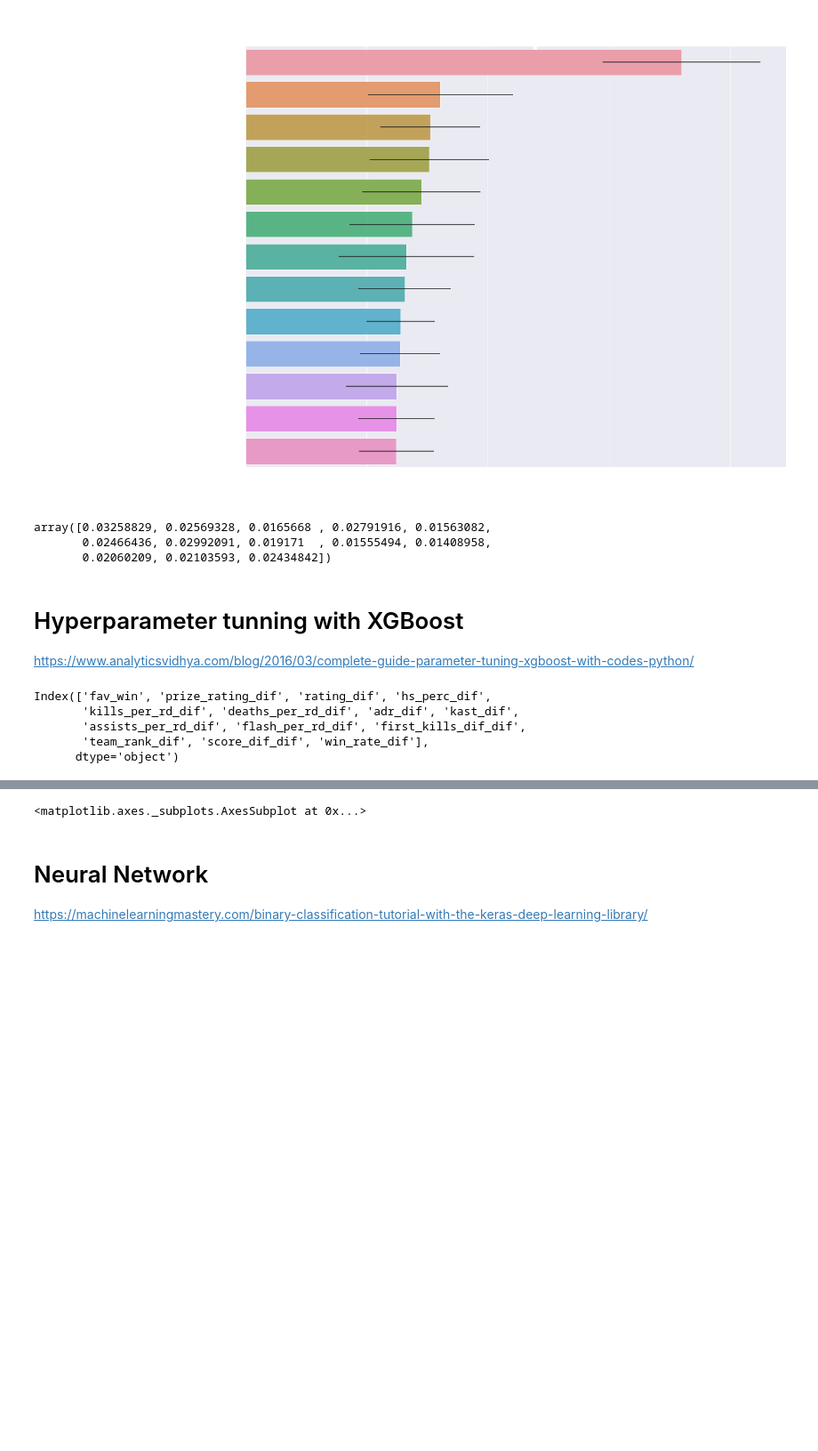
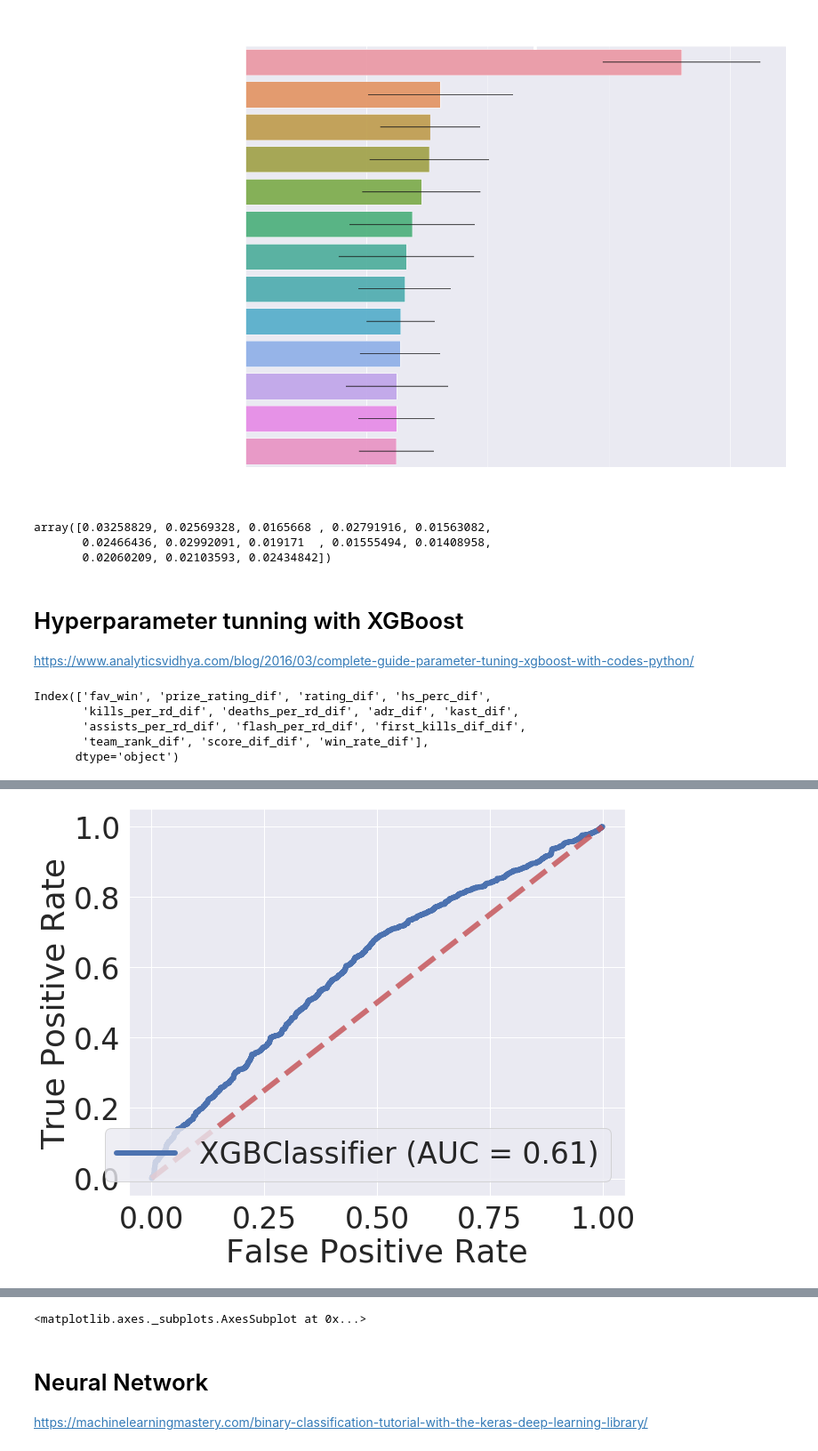
Before and after one commit to emmanuel-garza/insight-csgo, a Jupyter notebook: models/models_week4.ipynb, the cells around one changed output, grey strips where cells are left out. Shown at 89% size. Cells and saved outputs as stored; diff of their text form; code cells hidden in the pictures; blank space fills up the shorter version.

```diff
--- a/models/models_week4.ipynb
+++ b/models/models_week4.ipynb
@@ -771,0 +780,83 @@ Favorite wins       0.65      0.87      0.75      1623
+# %%
+from sklearn.model_selection import KFold
+from sklearn.preprocessing import MinMaxScaler
+
+# model = XGBClassifier(
+#     learning_rate =0.1,
+#     n_estimators=600,
+#     max_depth=5,
+#     min_child_weight=5,
+#     gamma=1,
+#     subsample=0.8,
+#     colsample_bytree=0.8,
+#     objective= 'binary:logistic',
+#     nthread=4,
+#     scale_pos_weight=1,
+#     seed=0)
+
+model = XGBClassifier(
+        learning_rate =0.1,
+        n_estimators=1000,
+        max_depth=10,
+        min_child_weight=1,
+        gamma=1,
+        subsample=0.8,
+        colsample_bytree=0.8,
+        objective= 'binary:logistic',
+        nthread=4,
+        scale_pos_weight=1 )
+
+
+X = df_tmp.iloc[:, [1, 13]]
+y = df_tmp.iloc[:, 0].values
+
+# Scale all variables to [0,1]
+scaler = MinMaxScaler(feature_range=(0, 1))
+X = scaler.fit_transform(X)
+
+
+cv = KFold(n_splits=4, random_state=None, shuffle=True)
+
+
+
+
+for train_index, test_index in cv.split(X):
+#for test_index, train_index in cv.split(X):
+    print("Train Index: ", train_index, "\n")
+    print("Test Index: ", test_index)
+
+    X_train, X_test, y_train, y_test = X[train_index,:], X[test_index,:], y[train_index], y[test_index]
+    # best_svr.fit(X_train, y_train)
+    # scores.append(best_svr.score(X_test, y_test))
+
+    model.fit(X_train,y_train)
+
+    y_pred = model.predict(X_test)
+
+    predictions = [round(value) for value in y_pred]
+
+
+    print('--------------------------------------------------------------')
+    print('XGBoost')
+    print('')
+    print('>'+classification_report(y_test,predictions,target_names=['Underdog wins','Favorite wins']))
+
+
+    sns.set_style("whitegrid")
+    sns.set(font_scale=3)
+
+    plt.figure(figsize=(10,8));
+    ax = plt.axes()
+
+    plot_roc_curve(model, X_test, y_test, ax=ax, lw=6)  # doctest: +SKIP
+
+    ax.plot([0, 1], [0, 1], linestyle='--', lw=6, color='r',
+            label='Chance', alpha=.8 )
+
+    plt.show()
+
+
+
+# model.fit(X_train, y_train)
+# make predictions for test data
+# %% [output]
@@ -771,0 +877 @@ Favorite wins       0.65      0.87      0.75      1623
+[figure, added]
```
Also changed, not shown: parts of 13 cells of this notebook, 1 other file.
